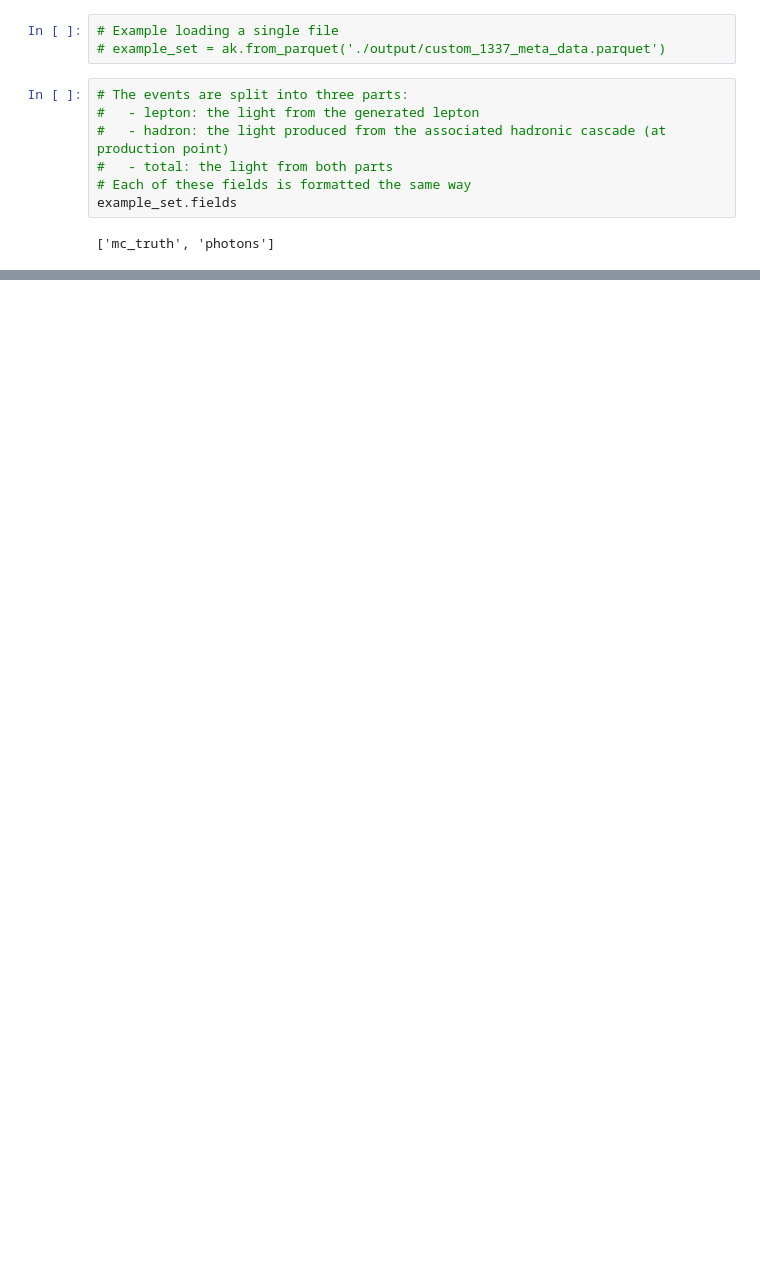
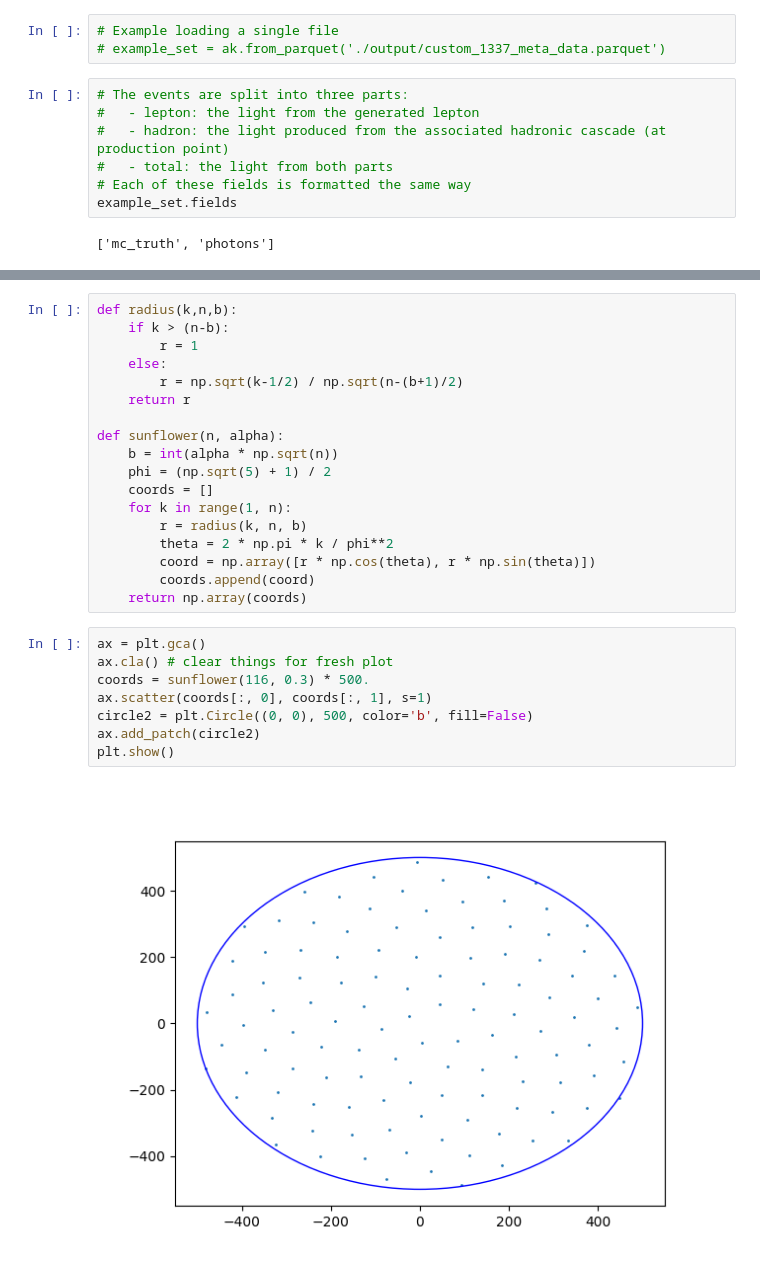
Before and after one commit to Harvard-Neutrino/prometheus, a Jupyter notebook: examples/example_meta_data_reader.ipynb, the cells around one changed output, grey strips where cells are left out. Saved outputs shown, nothing was run; the diff lists cells and outputs as text; blank space fills up the shorter version.

```diff
--- a/examples/example_meta_data_reader.ipynb
+++ b/examples/example_meta_data_reader.ipynb
@@ -161,0 +168,28 @@ Finished modules
+# %%
+def radius(k,n,b):
+    if k > (n-b):
+        r = 1
+    else:
+        r = np.sqrt(k-1/2) / np.sqrt(n-(b+1)/2)
+    return r
+
+def sunflower(n, alpha):
+    b = int(alpha * np.sqrt(n))
+    phi = (np.sqrt(5) + 1) / 2
+    coords = []
+    for k in range(1, n):
+        r = radius(k, n, b)
+        theta = 2 * np.pi * k / phi**2
+        coord = np.array([r * np.cos(theta), r * np.sin(theta)])
+        coords.append(coord)
+    return np.array(coords)
+# %%
+ax = plt.gca()
+ax.cla() # clear things for fresh plot
+coords = sunflower(116, 0.3) * 500.
+ax.scatter(coords[:, 0], coords[:, 1], s=1)
+circle2 = plt.Circle((0, 0), 500, color='b', fill=False)
+ax.add_patch(circle2)
+plt.show()
+# %% [output]
+[figure, added]
```
Also changed, not shown: parts of 11 cells of this notebook, 4 other files.
